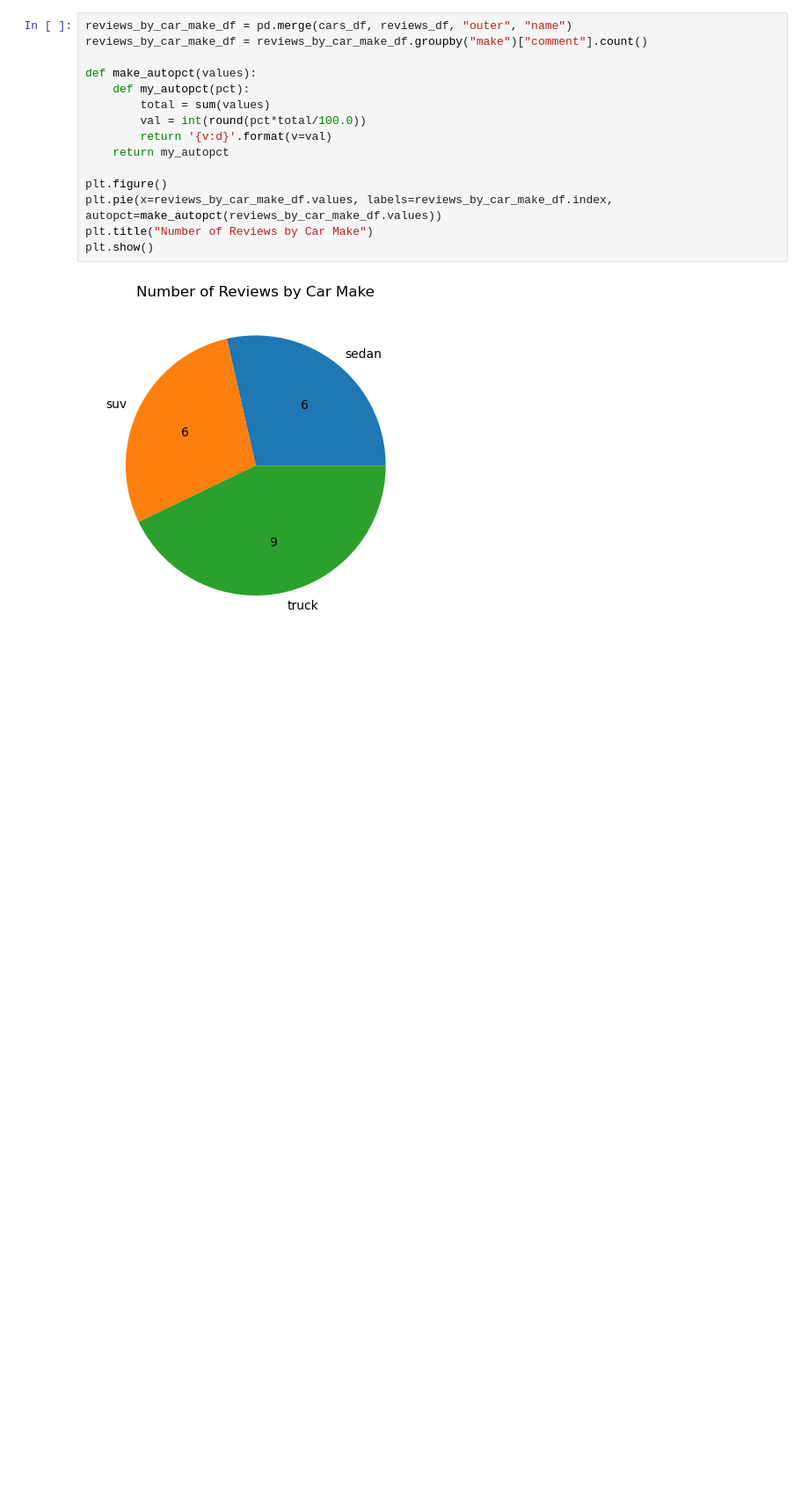
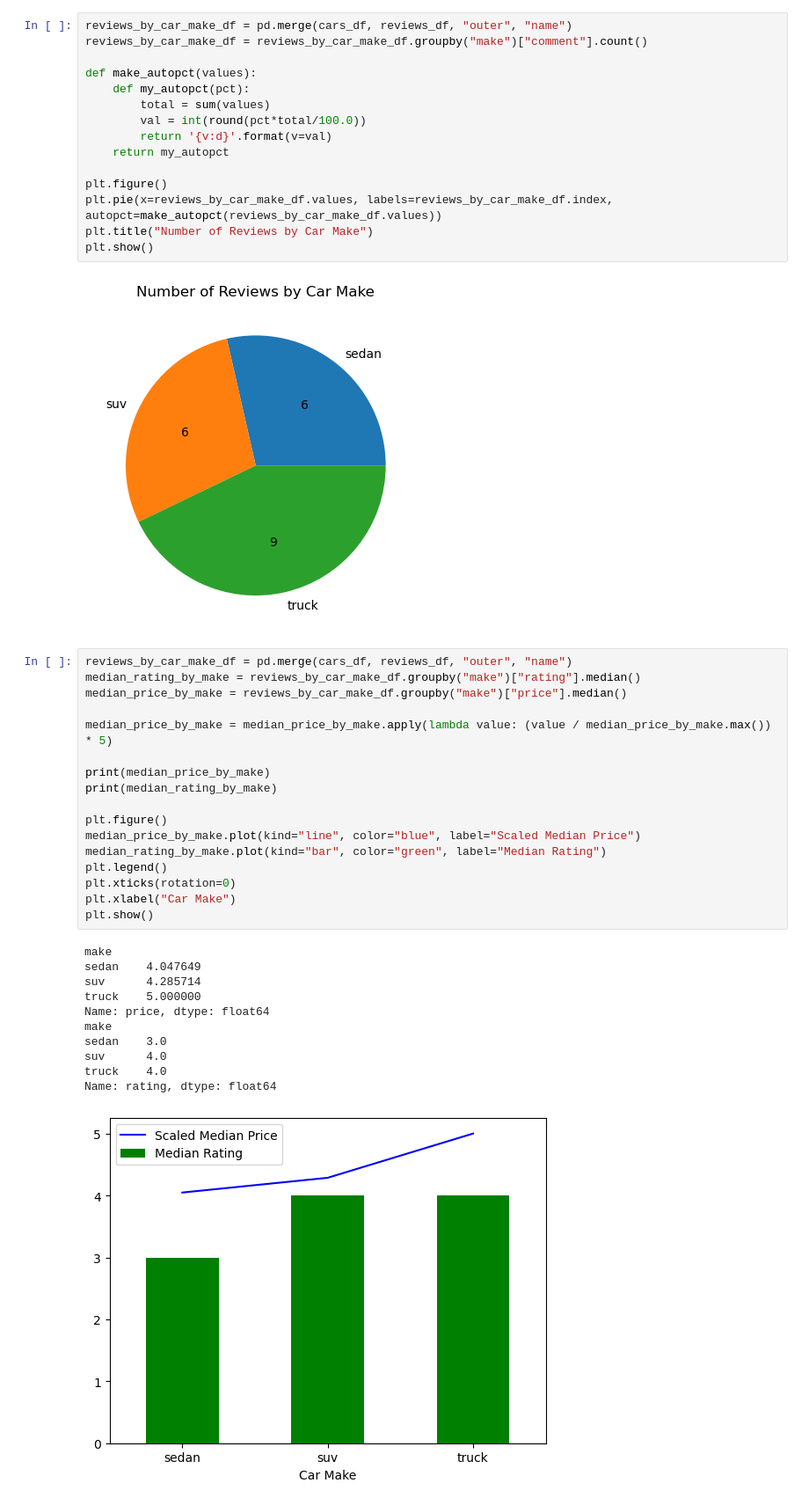
Before and after one commit to evanpaddock/MIS501_PA3, a Jupyter notebook: PA3.ipynb, the cells around one changed output. Shown at 88% size. Drawn from its saved outputs; the diff is of its cells as text; blank space fills up the shorter version.

Commit message:
done, needs review

```diff
--- a/PA3.ipynb
+++ b/PA3.ipynb
@@ -283,3 +283,32 @@ plt.title("Number of Reviews by Car Make")
 plt.show()
 # %% [output]
 [figure]
+# %%
+reviews_by_car_make_df = pd.merge(cars_df, reviews_df, "outer", "name")
+median_rating_by_make = reviews_by_car_make_df.groupby("make")["rating"].median()
+median_price_by_make = reviews_by_car_make_df.groupby("make")["price"].median()
+
+median_price_by_make = median_price_by_make.apply(lambda value: (value / median_price_by_make.max()) * 5)
+
+print(median_price_by_make)
+print(median_rating_by_make)
+
+plt.figure()
+median_price_by_make.plot(kind="line", color="blue", label="Scaled Median Price")
+median_rating_by_make.plot(kind="bar", color="green", label="Median Rating")
+plt.legend()
+plt.xticks(rotation=0)
+plt.xlabel("Car Make")
+plt.show()
+# %% [output]
+make
+sedan    4.047649
+suv      4.285714
+truck    5.000000
+Name: price, dtype: float64
+make
+sedan    3.0
+suv      4.0
+truck    4.0
+Name: rating, dtype: float64
+[figure, added]
```
